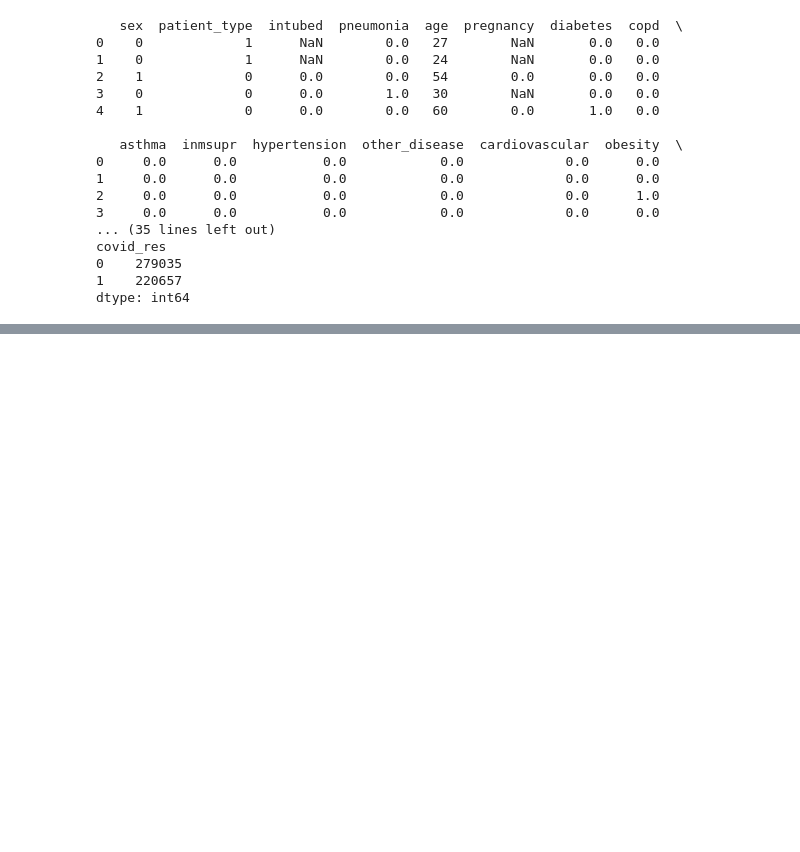
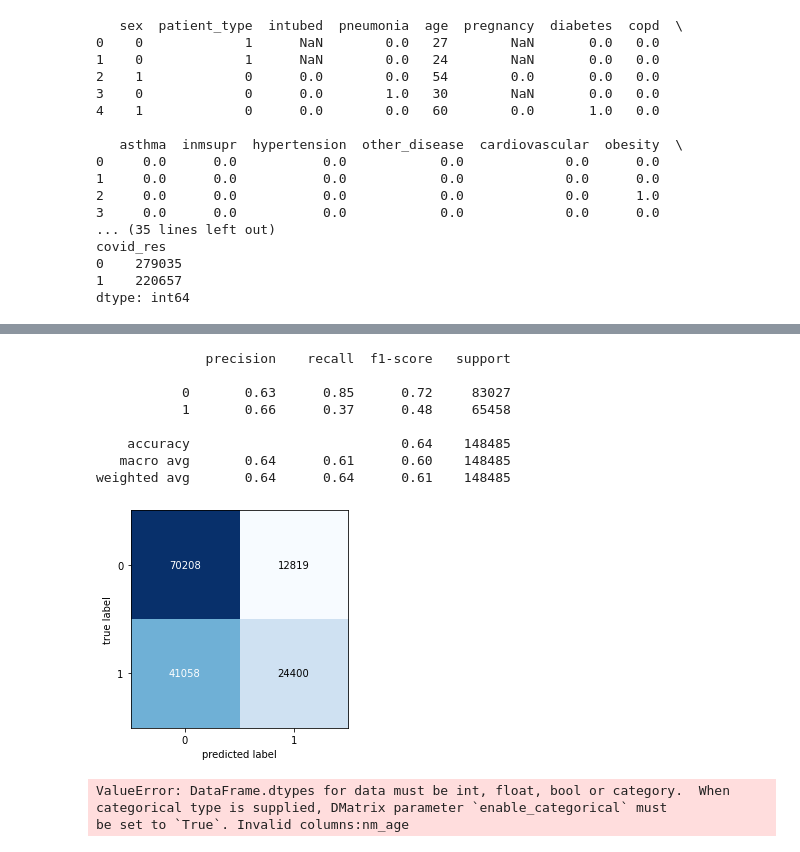
Before and after one commit to PedroArSp/ML_Project1, a Jupyter notebook: Projeto 1 - COVID.ipynb, the cells around one changed output, grey strips where cells are left out. Saved outputs shown, nothing was run; the diff lists cells and outputs as text; code cells hidden in the pictures; blank space fills up the shorter version.

```diff
--- a/Projeto 1 - COVID.ipynb
+++ b/Projeto 1 - COVID.ipynb
@@ -216,0 +261,14 @@ memory usage: 1.5 MB
+# %%
+modelABC = AdaBoostClassifier(random_state=42)
+modelABC.fit(X_train,y_train)
+y_predABC = modelABC.predict(X_test)
+# %% [output]
+              precision    recall  f1-score   support
+
+           0       0.63      0.85      0.72     83027
+           1       0.66      0.37      0.48     65458
+
+    accuracy                           0.64    148485
+   macro avg       0.64      0.61      0.60    148485
+weighted avg       0.64      0.64      0.61    148485
+[figure, added]
@@ -216,0 +280,9 @@ memory usage: 1.5 MB
+# %%
+from xgboost import XGBClassifier
+modelXGBC = XGBClassifier(random_state = 42)
+modelXGBC.fit(X_train,y_train)
+y_predXGBC= modelXGBC.predict(X_test)
+# %% [output]
+ValueError: DataFrame.dtypes for data must be int, float, bool or category.  When
+categorical type is supplied, DMatrix parameter `enable_categorical` must
+be set to `True`. Invalid columns:nm_age
```
Also changed, not shown: parts of 42 cells of this notebook, 1 other file.
